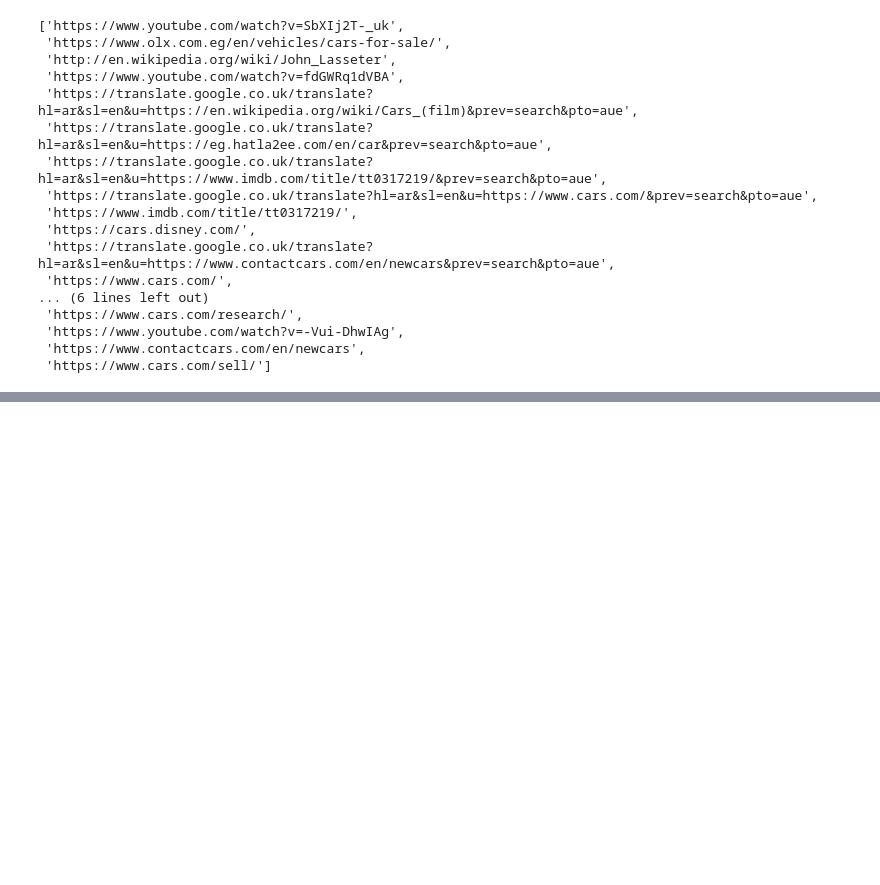
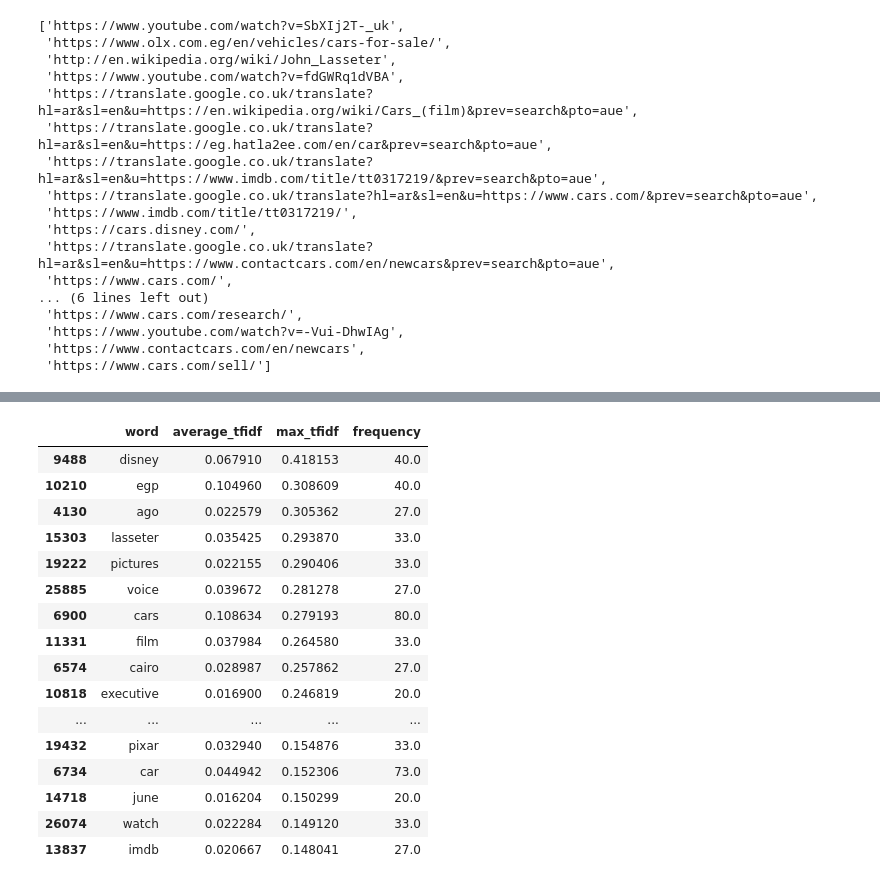
Before and after one commit to farahkhaled1/farahkhaled1.github.io, a Jupyter notebook: Python/English/English.ipynb, the cells around one changed output, grey strips where cells are left out. Saved outputs shown, nothing was run; the diff lists cells and outputs as text; code cells hidden in the pictures; blank space fills up the shorter version.

Commit message:
final English

```diff
--- a/Python/English/English.ipynb
+++ b/Python/English/English.ipynb
@@ -186,3 +186,23 @@ for i in links:
 ---------------------------------
 ['العربية', 'Post', 'Ad', 'Cars', 'sale', 'Cars', 'sale', 'cars', 'New', 'cars', 'Used', 'cars', 'Electric', 'cars', 'Imported', 'cars', 'Cars', 'financed', 'New', 'cars', 'catalog', 'Car', 'valuation ...
 ['Jump', 'to', 'content', 'Main', 'menu', 'Main', 'menu', 'move', 'to', 'sidebar', 'hide', 'Navigation', 'Main', 'page', 'Contents', 'Current', 'events', 'Random', 'article', 'About', 'Wikipedia', 'Co ...
+# %%
+import nltk
+
+from nltk.stem.porter import *
+p_stemmer = PorterStemmer()
+
+
+
+
+for word in  filtered_sentence:
+    print(word+' --> '+p_stemmer.stem(word))
+
+from nltk.stem.snowball import SnowballStemmer
+s_stemmer = SnowballStemmer(language='english')
+
+
+
+for word in filtered_sentence:
+    print(word+' --> '+s_stemmer.stem(word))
+u=p_stemmer.stem(word)
@@ -188,0 +227,66 @@ for i in links:
+# %%
+# import pandas as pd
+# def tf_idf_analysis(keyword):
+#   v = TfidfVectorizer(min_df=1,analyzer='word',ngram_range=(1,2),stop_words=stop_words)
+#   x = v.fit_transform(text)
+
+#   f = pd.DataFrame(x.toarray(), columns = v.get_feature_names())
+#   d=pd.concat([pd.DataFrame(f.mean(axis=0)),pd.DataFrame(f.max(axis=0))],axis=1)
+
+
+#   tf=pd.DataFrame((f>0).sum(axis=0))
+
+
+#   d=d.reset_index().merge(tf.reset_index(),on='index',how='left')
+
+#   d.columns=['word','average_tfidf','max_tfidf','frequency']
+
+#   d['frequency']=round((d['frequency']/len(text))*100)
+
+#   return(d)
+
+
+# x= tf_idf_analysis(u)
+# x[x['word'].str.isalpha()].sort_values('max_tfidf',ascending=False).head(35)
+# print(x)
+
+import pandas as pd
+def tf_idf_analysis(keyword):
+    v = TfidfVectorizer(min_df=1,analyzer='word',ngram_range=(1,2),stop_words=list(stop_words))
+    x = v.fit_transform(text)
+
+    f = pd.DataFrame(x.toarray(), columns = v.get_feature_names_out())
+    d=pd.concat([pd.DataFrame(f.mean(axis=0)),pd.DataFrame(f.max(axis=0))],axis=1)
+
+
+    tf=pd.DataFrame((f>0).sum(axis=0))
+
+
+    d=d.reset_index().merge(tf.reset_index(),on='index',how='left')
+
+    d.columns=['word','average_tfidf','max_tfidf','frequency']
+
+    d['frequency']=round((d['frequency']/len(text))*100)
+
+    return(d)
+
+x= tf_idf_analysis(u)
+x[x['word'].str.isalpha()].sort_values('max_tfidf',ascending=False).head(35)
+# %% [output]
+|  | word | average_tfidf | max_tfidf | frequency |
+| 9488 | disney | 0.067910 | 0.418153 | 40.0 |
+| 10210 | egp | 0.104960 | 0.308609 | 40.0 |
+| 4130 | ago | 0.022579 | 0.305362 | 27.0 |
+| 15303 | lasseter | 0.035425 | 0.293870 | 33.0 |
+| 19222 | pictures | 0.022155 | 0.290406 | 33.0 |
+| 25885 | voice | 0.039672 | 0.281278 | 27.0 |
+| 6900 | cars | 0.108634 | 0.279193 | 80.0 |
+| 11331 | film | 0.037984 | 0.264580 | 33.0 |
+| 6574 | cairo | 0.028987 | 0.257862 | 27.0 |
+| 10818 | executive | 0.016900 | 0.246819 | 20.0 |
+| ... | ... | ... | ... | ... |
+| 19432 | pixar | 0.032940 | 0.154876 | 33.0 |
+| 6734 | car | 0.044942 | 0.152306 | 73.0 |
+| 14718 | june | 0.016204 | 0.150299 | 20.0 |
+| 26074 | watch | 0.022284 | 0.149120 | 33.0 |
+| 13837 | imdb | 0.020667 | 0.148041 | 27.0 |
```
Also changed, not shown: parts of 1 cell of this notebook.
